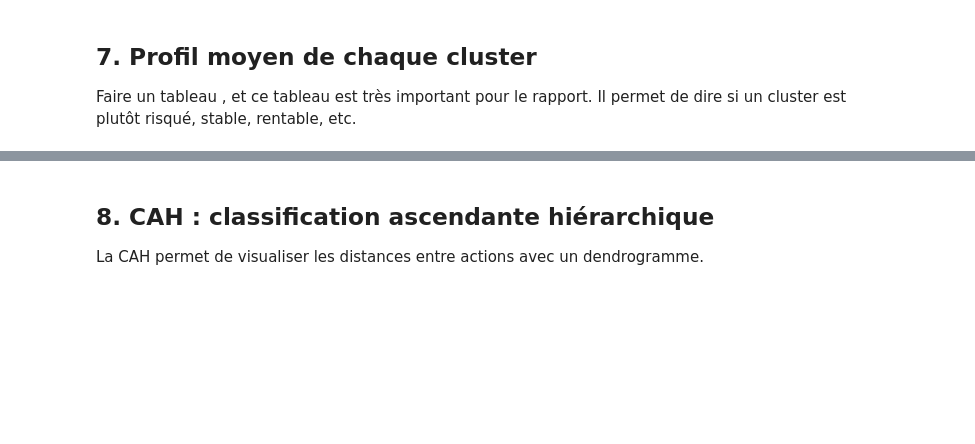
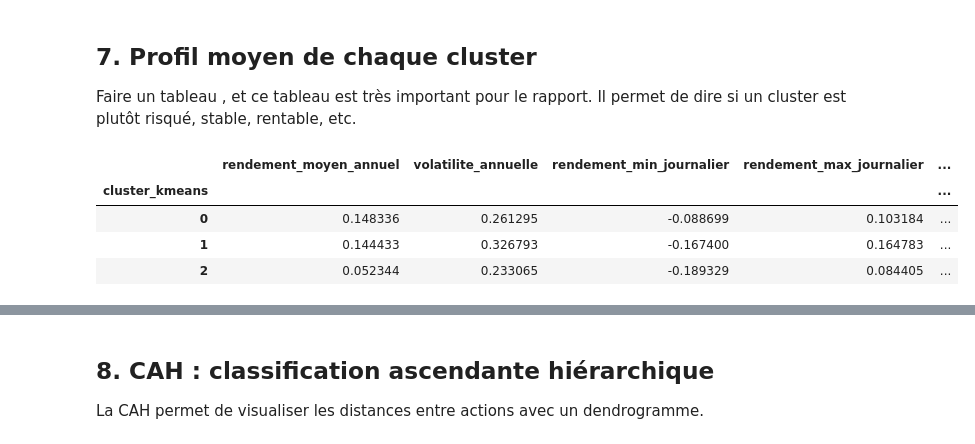
Before and after one commit to Karimchair/Finance_IA, a Jupyter notebook: notebooks/03_acp_clustering.ipynb, the cells around one changed output, grey strips where cells are left out. Drawn from its saved outputs; the diff is of its cells as text; code cells hidden in the pictures; blank space fills up the shorter version.

```diff
--- a/notebooks/03_acp_clustering.ipynb
+++ b/notebooks/03_acp_clustering.ipynb
@@ -219,4 +219,11 @@ plt.show()
 Faire un tableau , et ce tableau est très important pour le rapport.
 Il permet de dire si un cluster est plutôt risqué, stable, rentable, etc.
 # %%
-# TODO par karim
+profil_clusters = resultats.groupby("cluster_kmeans").mean()
+profil_clusters
+# %% [output]
+|  | rendement_moyen_annuel | volatilite_annuelle | rendement_min_journalier | rendement_max_journalier | ... |
+| cluster_kmeans |  |  |  |  | ... |
+| 0 | 0.148336 | 0.261295 | -0.088699 | 0.103184 | ... |
+| 1 | 0.144433 | 0.326793 | -0.167400 | 0.164783 | ... |
+| 2 | 0.052344 | 0.233065 | -0.189329 | 0.084405 | ... |
```
Also changed, not shown: parts of 2 cells of this notebook.
